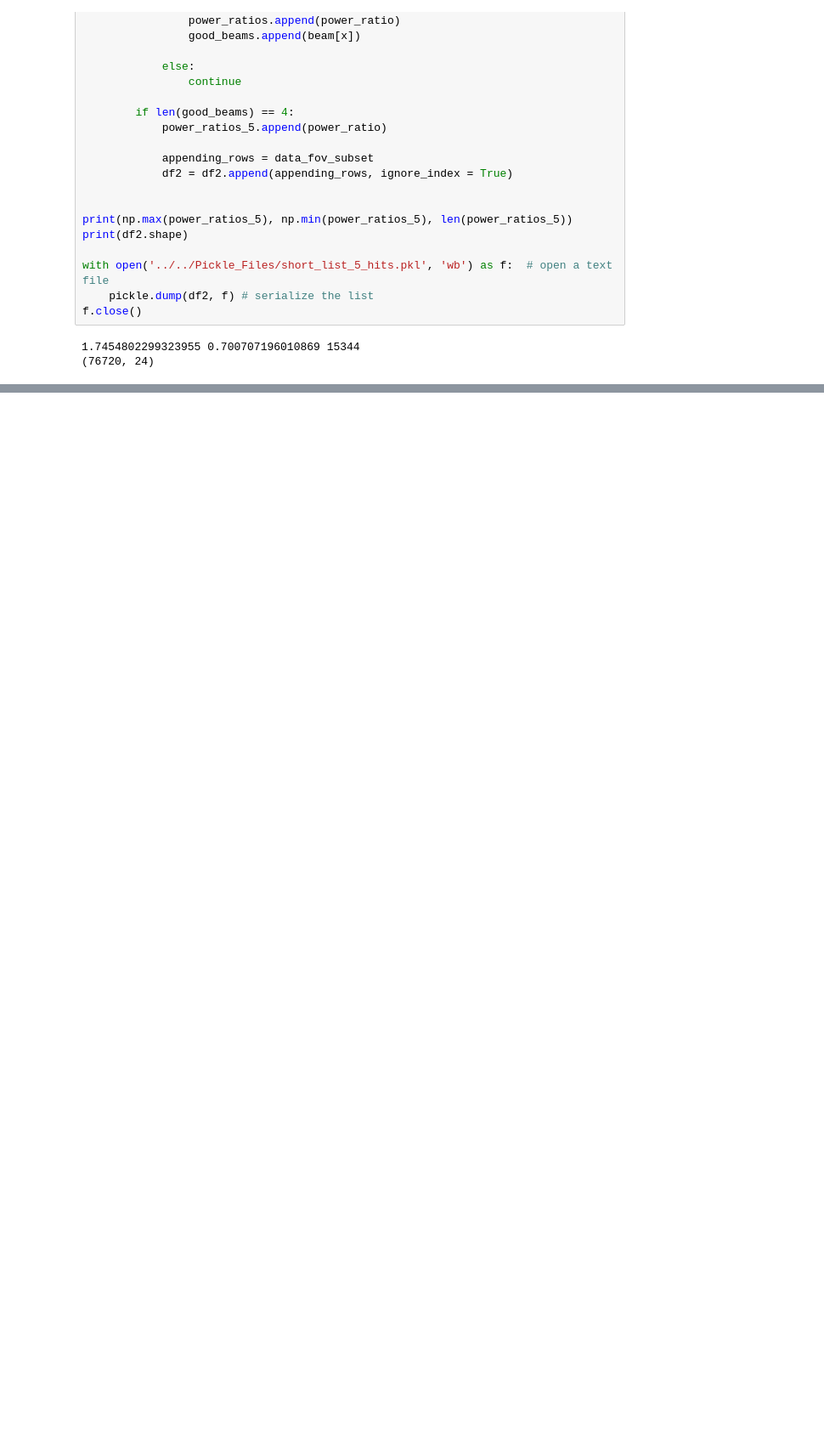
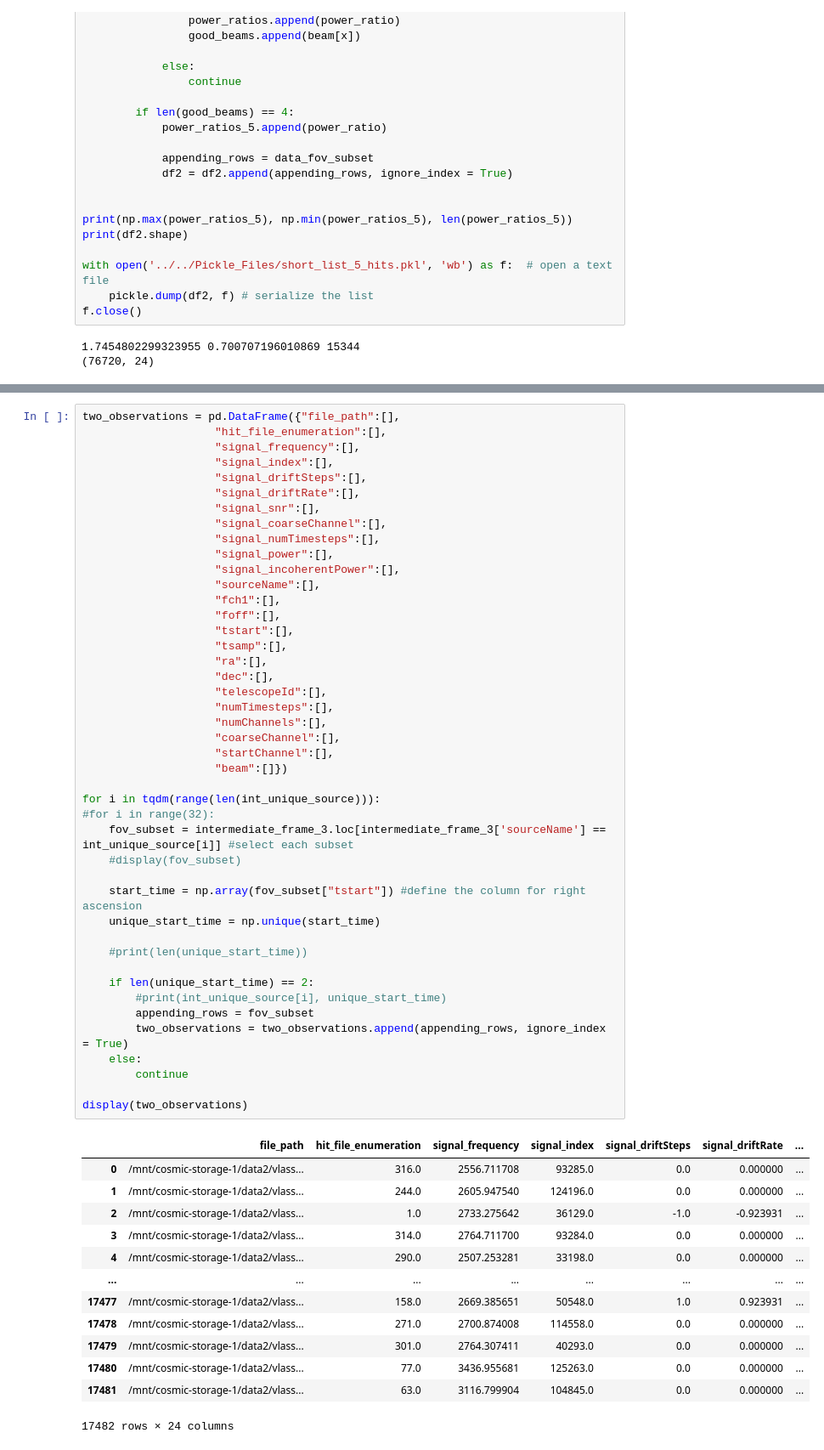
Before and after one commit to lucyjsteffes/breakthrough_listen_cosmic, a Jupyter notebook: Comparing_Power_Levels.ipynb, the cells around one changed output, grey strips where cells are left out. Shown: that part at 85% size. Saved outputs shown, nothing was run; the diff lists cells and outputs as text; blank space fills up the shorter version.

```diff
--- a/Comparing_Power_Levels.ipynb
+++ b/Comparing_Power_Levels.ipynb
@@ -318,0 +373,58 @@ f.close()
+# %%
+two_observations = pd.DataFrame({"file_path":[],
+                    "hit_file_enumeration":[],
+                    "signal_frequency":[],
+                    "signal_index":[],
+                    "signal_driftSteps":[],
+                    "signal_driftRate":[],
+                    "signal_snr":[],
+                    "signal_coarseChannel":[],
+                    "signal_numTimesteps":[],
+                    "signal_power":[],
+                    "signal_incoherentPower":[],
+                    "sourceName":[],
+                    "fch1":[],
+                    "foff":[],
+                    "tstart":[],
+                    "tsamp":[],
+                    "ra":[],
+                    "dec":[],
+                    "telescopeId":[],
+                    "numTimesteps":[],
+                    "numChannels":[],
+                    "coarseChannel":[],
+                    "startChannel":[],
+                    "beam":[]})
+
+for i in tqdm(range(len(int_unique_source))):
+#for i in range(32):
+    fov_subset = intermediate_frame_3.loc[intermediate_frame_3['sourceName'] == int_unique_source[i]] #select each subset
+    #display(fov_subset)
+
+    start_time = np.array(fov_subset["tstart"]) #define the column for right ascension
+    unique_start_time = np.unique(start_time)
+
+    #print(len(unique_start_time))
+
+    if len(unique_start_time) == 2:
+        #print(int_unique_source[i], unique_start_time)
+        appending_rows = fov_subset
+        two_observations = two_observations.append(appending_rows, ignore_index = True)
+    else:
+        continue
+
+display(two_observations)
+# %% [output]
+|  | file_path | hit_file_enumeration | signal_frequency | signal_index | signal_driftSteps | signal_driftRate | ... |
+| 0 | /mnt/cosmic-storage-1/data2/vlass... | 316.0 | 2556.711708 | 93285.0 | 0.0 | 0.000000 | ... |
+| 1 | /mnt/cosmic-storage-1/data2/vlass... | 244.0 | 2605.947540 | 124196.0 | 0.0 | 0.000000 | ... |
+| 2 | /mnt/cosmic-storage-1/data2/vlass... | 1.0 | 2733.275642 | 36129.0 | -1.0 | -0.923931 | ... |
+| 3 | /mnt/cosmic-storage-1/data2/vlass... | 314.0 | 2764.711700 | 93284.0 | 0.0 | 0.000000 | ... |
+| 4 | /mnt/cosmic-storage-1/data2/vlass... | 290.0 | 2507.253281 | 33198.0 | 0.0 | 0.000000 | ... |
+| ... | ... | ... | ... | ... | ... | ... | ... |
+| 17477 | /mnt/cosmic-storage-1/data2/vlass... | 158.0 | 2669.385651 | 50548.0 | 1.0 | 0.923931 | ... |
+| 17478 | /mnt/cosmic-storage-1/data2/vlass... | 271.0 | 2700.874008 | 114558.0 | 0.0 | 0.000000 | ... |
+| 17479 | /mnt/cosmic-storage-1/data2/vlass... | 301.0 | 2764.307411 | 40293.0 | 0.0 | 0.000000 | ... |
+| 17480 | /mnt/cosmic-storage-1/data2/vlass... | 77.0 | 3436.955681 | 125263.0 | 0.0 | 0.000000 | ... |
+| 17481 | /mnt/cosmic-storage-1/data2/vlass... | 63.0 | 3116.799904 | 104845.0 | 0.0 | 0.000000 | ... |
+17482 rows × 24 columns
```
Also changed, not shown: parts of 22 cells of this notebook, 1 other file.
